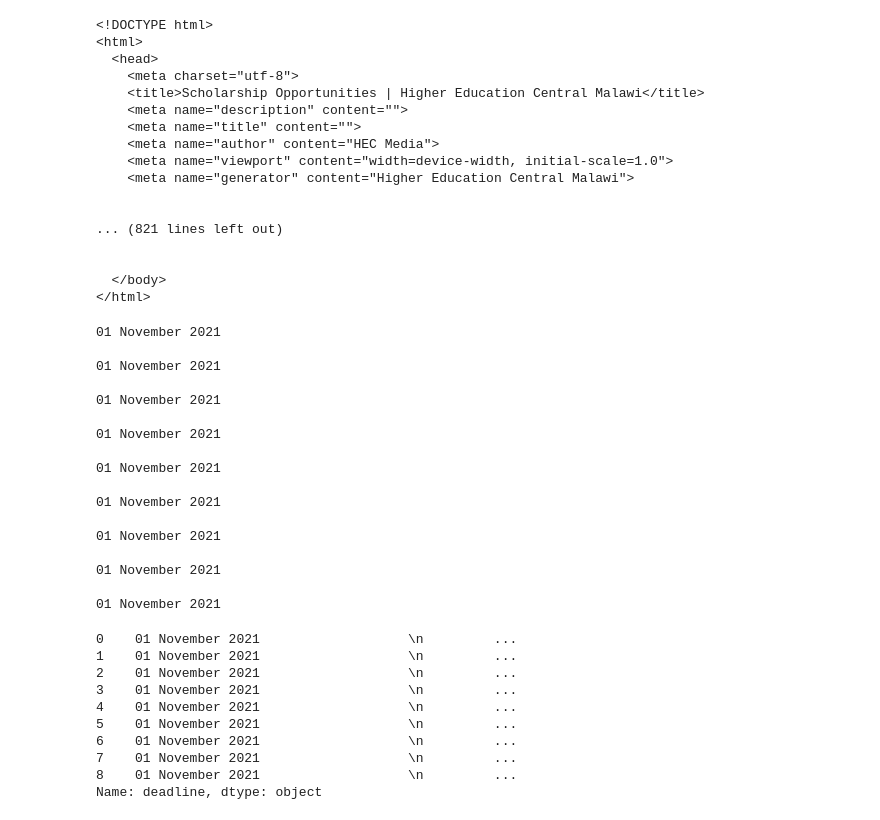
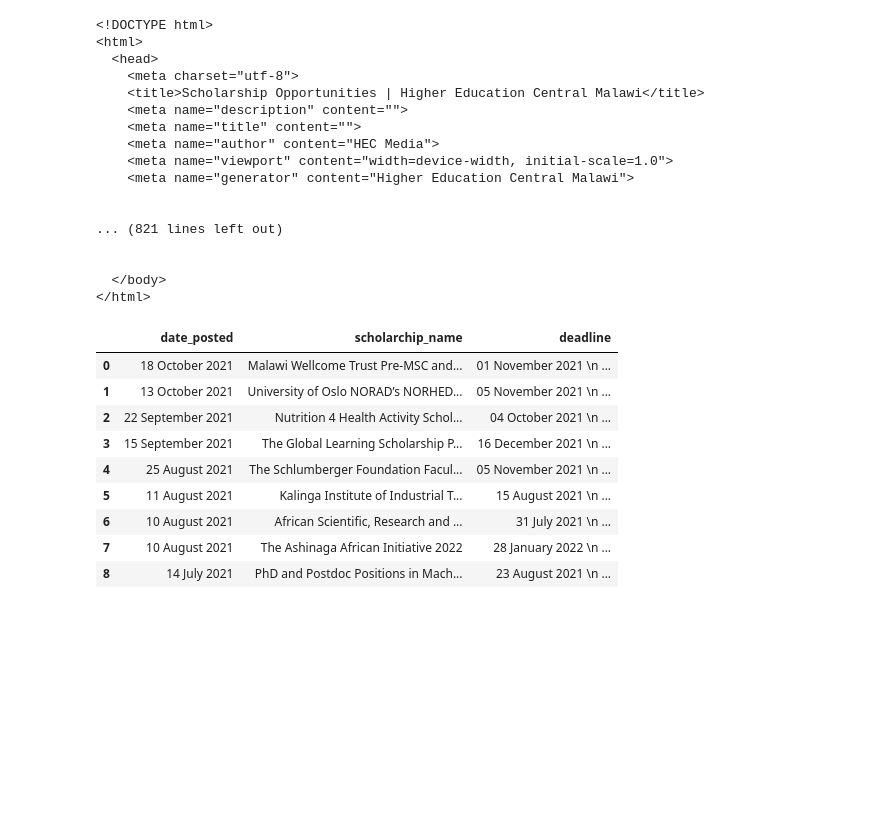
Before and after one commit to Pitson3/ds_bootcamp, a Jupyter notebook: web_scraping_1.ipynb, the cells around one changed output. Saved outputs shown, nothing was run; the diff lists cells and outputs as text; code cells hidden in the pictures; blank space fills up the shorter version.

```diff
--- a/web_scraping_1.ipynb
+++ b/web_scraping_1.ipynb
@@ -59,10 +59,10 @@ for i in range(int(list_length)):
     scholarship_names.append(main_content_extract[i].h4.a.text)
 
     #Capture the full text with the posted on string included
-    full_str_post_date = main_content_extract[0].find_all('p')[1].text
+    full_str_post_date = main_content_extract[i].find_all('p')[1].text
 
     #Extract only the date .format = {day month year}
-    full_str_close_date = main_content_extract[0].find_all('p')[-1].text
+    full_str_close_date = main_content_extract[i].find_all('p')[-1].text
 
     #recombination of the extracted values into a string
     creation_date_extract =  " ".join(full_str_post_date.split(" ")[36:39])
@@ -75,48 +75,30 @@ for i in range(int(list_length)):
 
     closing_date_extract = " ".join(split_closing_date[-1].split(" ")[2:-1])
 
-    print(closing_date_extract)
+    #print(closing_date_extract)
 
     #Append the closing date
-    #closing_dates.append(closing_date_extract)
+    closing_dates.append(closing_date_extract)
 
 #print(scholarship_names)
 #print(creation_dates)
 #print(closing_dates)
 #
 #print(closing_date_extract)
-# %% [output]
-01 November 2021
-
-01 November 2021
-
-01 November 2021
-
-01 November 2021
-
-01 November 2021
-
-01 November 2021
-
-01 November 2021
-
-01 November 2021
-
-01 November 2021
 # %%
 import pandas as pd
 
 scholarship_details = pd.DataFrame({'date_posted': creation_dates, 'scholarchip_name': scholarship_names, 'deadline':closing_dates})
 # %%
-scholarship_details['deadline'].head(10)
+scholarship_details.head(10)
 # %% [output]
-0    01 November 2021                   \n         ...
-1    01 November 2021                   \n         ...
-2    01 November 2021                   \n         ...
-3    01 November 2021                   \n         ...
-4    01 November 2021                   \n         ...
-5    01 November 2021                   \n         ...
-6    01 November 2021                   \n         ...
-7    01 November 2021                   \n         ...
-8    01 November 2021                   \n         ...
-Name: deadline, dtype: object
+|  | date_posted | scholarchip_name | deadline |
+| 0 | 18 October 2021 | Malawi Wellcome Trust Pre-MSC and... | 01 November 2021 \n ... |
+| 1 | 13 October 2021 | University of Oslo NORAD’s NORHED... | 05 November 2021 \n ... |
+| 2 | 22 September 2021 | Nutrition 4 Health Activity Schol... | 04 October 2021 \n ... |
+| 3 | 15 September 2021 | The Global Learning Scholarship P... | 16 December 2021 \n ... |
+| 4 | 25 August 2021 | The Schlumberger Foundation Facul... | 05 November 2021 \n ... |
+| 5 | 11 August 2021 | Kalinga Institute of Industrial T... | 15 August 2021 \n ... |
+| 6 | 10 August 2021 | African Scientific, Research and ... | 31 July 2021 \n ... |
+| 7 | 10 August 2021 | The Ashinaga African Initiative 2022 | 28 January 2022 \n ... |
+| 8 | 14 July 2021 | PhD and Postdoc Positions in Mach... | 23 August 2021 \n ... |
```
Also changed, not shown: 1 other file.
